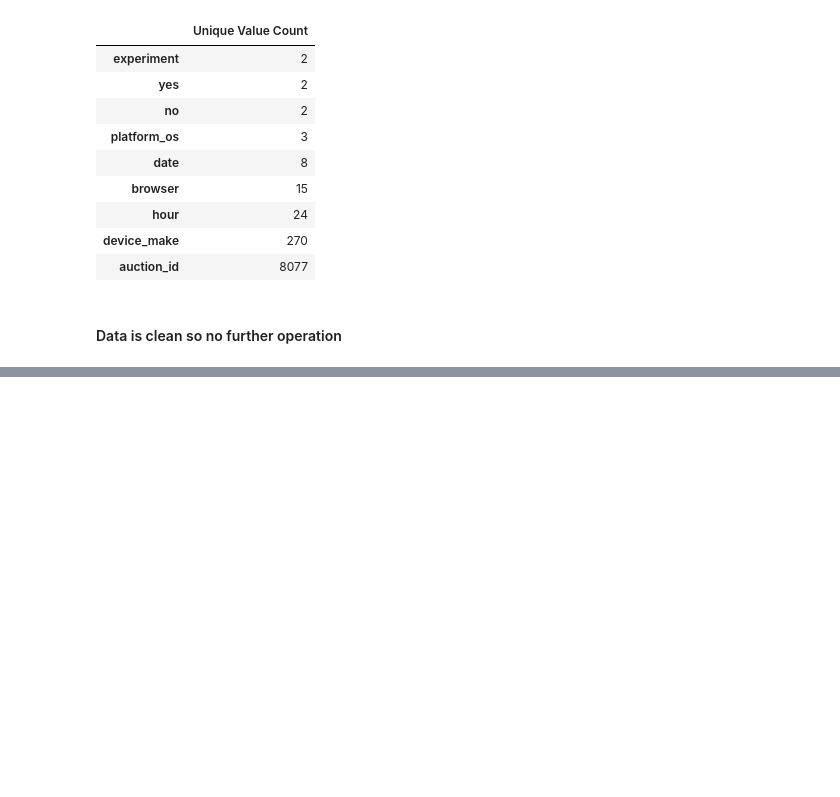
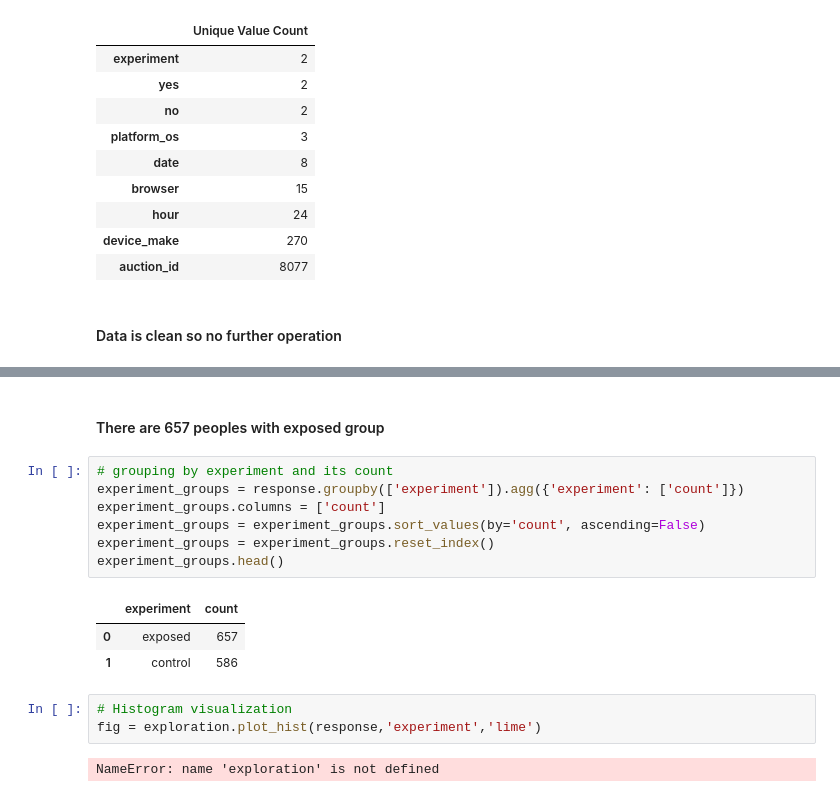
Before and after one commit to toussyn/abtest-mlops, a Jupyter notebook: notebooks/exploratory_data_analysis.ipynb, the cells around one changed output, grey strips where cells are left out. Cells and saved outputs as stored; diff of their text form; blank space fills up the shorter version.

```diff
--- a/notebooks/exploratory_data_analysis.ipynb
+++ b/notebooks/exploratory_data_analysis.ipynb
@@ -125,0 +204,18 @@ data_Info.find_unique_value_count()
+# %% [markdown]
+#### There are 657 peoples with exposed group
+# %%
+# grouping by experiment and its count
+experiment_groups = response.groupby(['experiment']).agg({'experiment': ['count']})
+experiment_groups.columns = ['count']
+experiment_groups = experiment_groups.sort_values(by='count', ascending=False)
+experiment_groups = experiment_groups.reset_index()
+experiment_groups.head()
+# %% [output]
+|  | experiment | count |
+| 0 | exposed | 657 |
+| 1 | control | 586 |
+# %%
+# Histogram visualization
+fig = exploration.plot_hist(response,'experiment','lime')
+# %% [output]
+NameError: name 'exploration' is not defined
```
Also changed, not shown: parts of 11 cells of this notebook.
